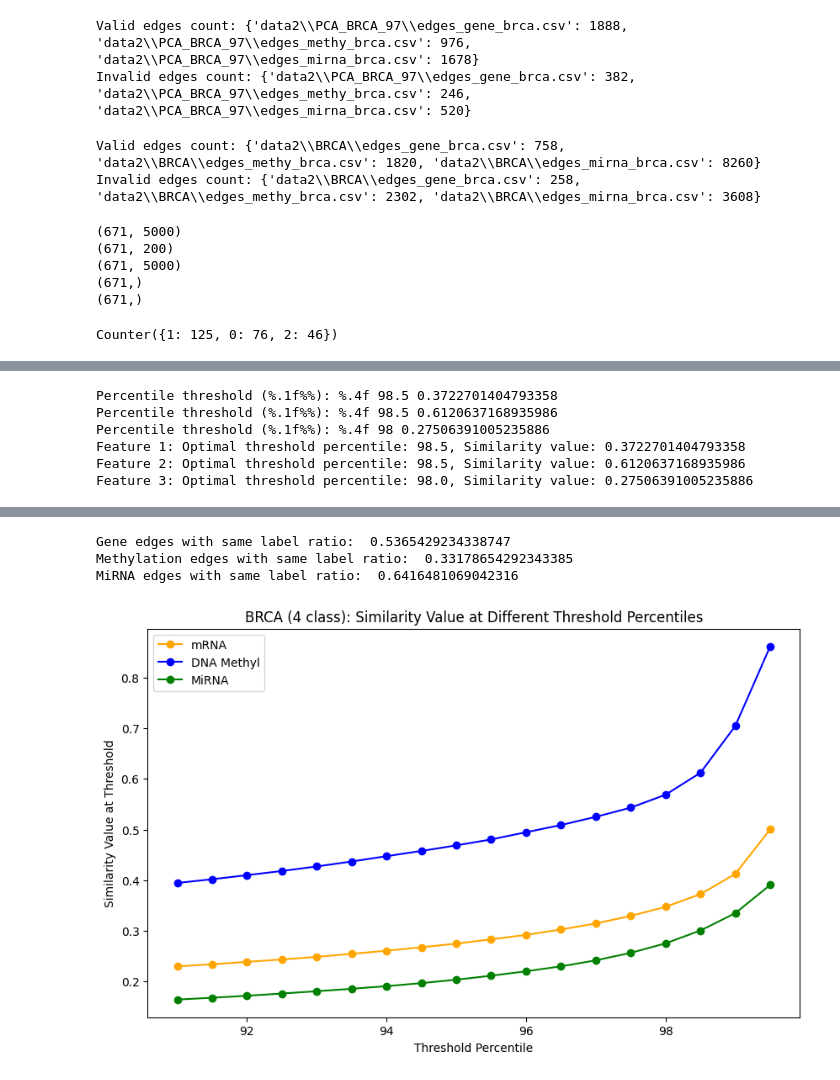
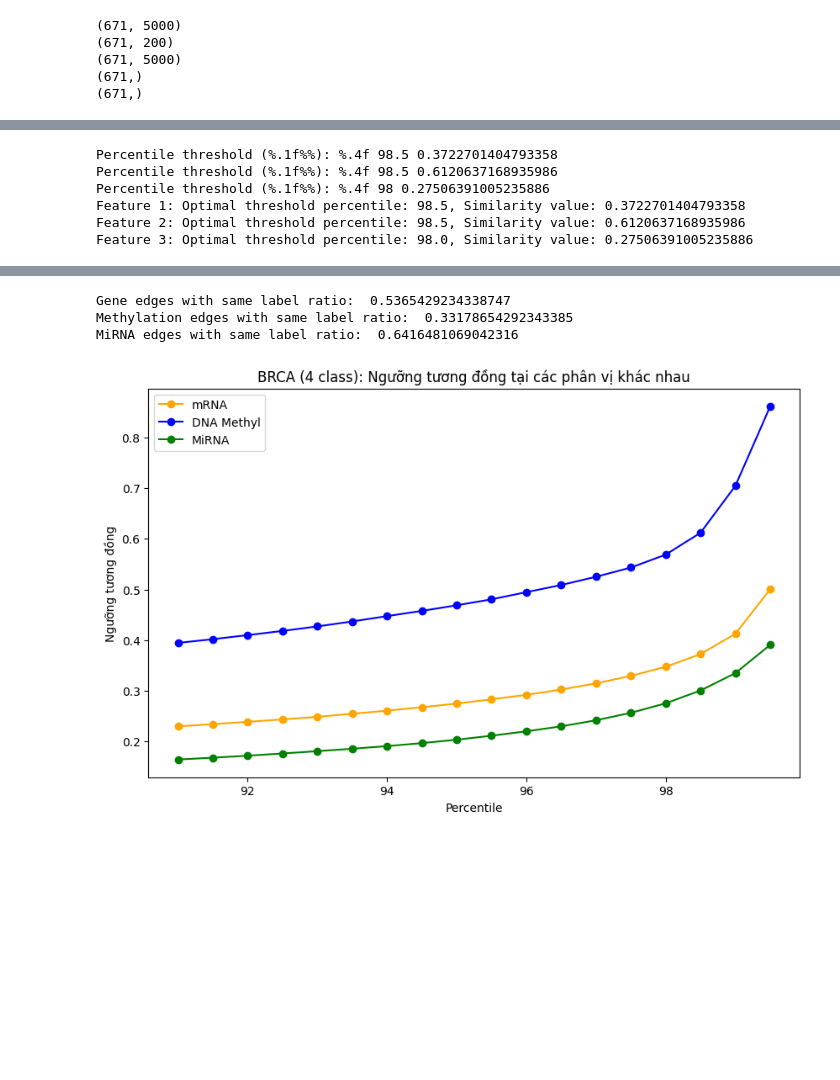
Before and after one commit to kingofnonames/DATN, a Jupyter notebook: experiment.ipynb, the cells around one changed output, grey strips where cells are left out. Drawn from its saved outputs; the diff is of its cells as text; code cells hidden in the pictures; blank space fills up the shorter version.

```diff
--- a/experiment.ipynb
+++ b/experiment.ipynb
@@ -148,45 +15,3 @@ Invalid edges count: {'data2\\PCA_BRCA_95\\edges_gene_brca.csv': 424, 'data2\\PC
-# %%
-data_edges_97_dir = os.path.join(data_dir, 'PCA_BRCA_97')
-edges_97_gene_path = os.path.join(data_edges_97_dir, 'edges_gene_brca.csv')
-edges_97_methy_path = os.path.join(data_edges_97_dir, 'edges_methy_brca.csv')
-edges_97_mirna_path = os.path.join(data_edges_97_dir, 'edges_mirna_brca.csv')
-count_valid_edges = dict()
-count_invalid_edges = dict()
-for path in [edges_97_gene_path, edges_97_methy_path, edges_97_mirna_path]:
-    with open(path, 'r') as f:
-        lines = f.readlines()
-        for line in lines:
-            node1, node2 = map(int, line.strip().split(','))
-            if label_dict[node1] == label_dict[node2]:
-                count_valid_edges[path] = count_valid_edges.get(path, 0) + 1
-            else:
-                count_invalid_edges[path] = count_invalid_edges.get(path, 0) + 1
-print("Valid edges count:", count_valid_edges)
-print("Invalid edges count:", count_invalid_edges)
-# %% [output]
-Valid edges count: {'data2\\PCA_BRCA_97\\edges_gene_brca.csv': 1888, 'data2\\PCA_BRCA_97\\edges_methy_brca.csv': 976, 'data2\\PCA_BRCA_97\\edges_mirna_brca.csv': 1678}
-Invalid edges count: {'data2\\PCA_BRCA_97\\edges_gene_brca.csv': 382, 'data2\\PCA_BRCA_97\\edges_methy_brca.csv': 246, 'data2\\PCA_BRCA_97\\edges_mirna_brca.csv': 520}
-# %%
-data_edges_baseline_dir = os.path.join(data_dir, 'BRCA')
-edges_baseline_gene_path = os.path.join(data_edges_baseline_dir, 'edges_gene_brca.csv')
-edges_baseline_methy_path = os.path.join(data_edges_baseline_dir, 'edges_methy_brca.csv')
-edges_baseline_mirna_path = os.path.join(data_edges_baseline_dir, 'edges_mirna_brca.csv')
-count_valid_edges = dict()
-count_invalid_edges = dict()
-for path in [edges_baseline_gene_path, edges_baseline_methy_path, edges_baseline_mirna_path]:
-    with open(path, 'r') as f:
-        lines = f.readlines()
-        for line in lines:
-            node1, node2 = map(int, line.strip().split(','))
-            if label_dict[node1] == label_dict[node2]:
-                count_valid_edges[path] = count_valid_edges.get(path, 0) + 1
-            else:
-                count_invalid_edges[path] = count_invalid_edges.get(path, 0) + 1
-print("Valid edges count:", count_valid_edges)
-print("Invalid edges count:", count_invalid_edges)
-# %% [output]
-Valid edges count: {'data2\\BRCA\\edges_gene_brca.csv': 758, 'data2\\BRCA\\edges_methy_brca.csv': 1820, 'data2\\BRCA\\edges_mirna_brca.csv': 8260}
-Invalid edges count: {'data2\\BRCA\\edges_gene_brca.csv': 258, 'data2\\BRCA\\edges_methy_brca.csv': 2302, 'data2\\BRCA\\edges_mirna_brca.csv': 3608}
 # %%
 data_brca_5_labels_dir = "./data2/BRCA_v2"
 labels_path = os.path.join(data_brca_5_labels_dir, "labels.csv")
@@ -270,21 +90,3 @@ edges_mirna_path = os.path.join(PCA_GBM_dir, 'edges_mirna_gbm.csv')
-# %%
-BRCA_v5_path_dir = "./data2/BRCA_v2"
-labels_path = os.path.join(BRCA_v5_path_dir, "labels.csv")
-df = pd.read_csv(labels_path, header=0)
-values = df.values.reshape(-1).tolist()
-Counter(values)
-OV_path_dir = "./data2/OV"
-labels_path = os.path.join(OV_path_dir, "labels.csv")
-df = pd.read_csv(labels_path, header=0)
-values = df.values.reshape(-1).tolist()
-Counter(values)
-LGG_path_dir = "./data2/LGG"
-labels_path = os.path.join(LGG_path_dir, "labels.csv")
-df = pd.read_csv(labels_path, header=0)
-values = df.values.reshape(-1).tolist()
-Counter(values)
-# %% [output]
-Counter({1: 125, 0: 76, 2: 46})
 # %%
 def get_percentile_threshold(
     features: np.ndarray,
@@ -357,11 +159,11 @@ plt.figure(figsize=(10, 6))
 plt.plot(thresholds, per_threshold_fea1, label='mRNA', marker='o', color='orange')
 plt.plot(thresholds, per_threshold_fea2, label='DNA Methyl', marker='o', color='blue')
 plt.plot(thresholds, per_threshold_fea3, label='MiRNA', marker='o', color='green')
-plt.xlabel('Threshold Percentile')
-plt.ylabel('Similarity Value at Threshold')
+plt.xlabel('Percentile')
+plt.ylabel('Ngưỡng tương đồng')
 plt.legend()
-plt.title('BRCA (4 class): Similarity Value at Different Threshold Percentiles')
-plt.savefig('./images/BRCA_v4_similarity_thresholds.png', dpi=300)
+plt.title('BRCA (4 class): Ngưỡng tương đồng tại các phân vị khác nhau')
+plt.savefig('./images/BRCA_v4_similarity_thresholds_tv.png', dpi=300)
 deltas_fea1 = [abs((per_threshold_fea1[i] - per_threshold_fea1[0]) - (per_threshold_fea1[-1] - per_threshold_fea1[i])) for i in range(1, len(per_threshold_fea1))]
 deltas_fea2 = [abs((per_threshold_fea2[i] - per_threshold_fea2[0]) - (per_threshold_fea2[-1] - per_threshold_fea2[i])) for i in range(1, len(per_threshold_fea2))]
 deltas_fea3 = [abs((per_threshold_fea3[i] - per_threshold_fea3[0]) - (per_threshold_fea3[-1] - per_threshold_fea3[i])) for i in range(1, len(per_threshold_fea3))]
@@ -407,7 +209,7 @@ Feature 3: Optimal threshold percentile: 98.0, Similarity value: 0.2750639100523
 Gene edges with same label ratio:  0.5365429234338747
 Methylation edges with same label ratio:  0.33178654292343385
 MiRNA edges with same label ratio:  0.6416481069042316
-[figure, old version]
+[figure, new version]
 # %%
 ## GBM
 features1, features2, features3, labels, indexes = load_data("GBM.mat", type="GBM")
```
Also changed, not shown: parts of 18 cells of this notebook, 21 other files.
